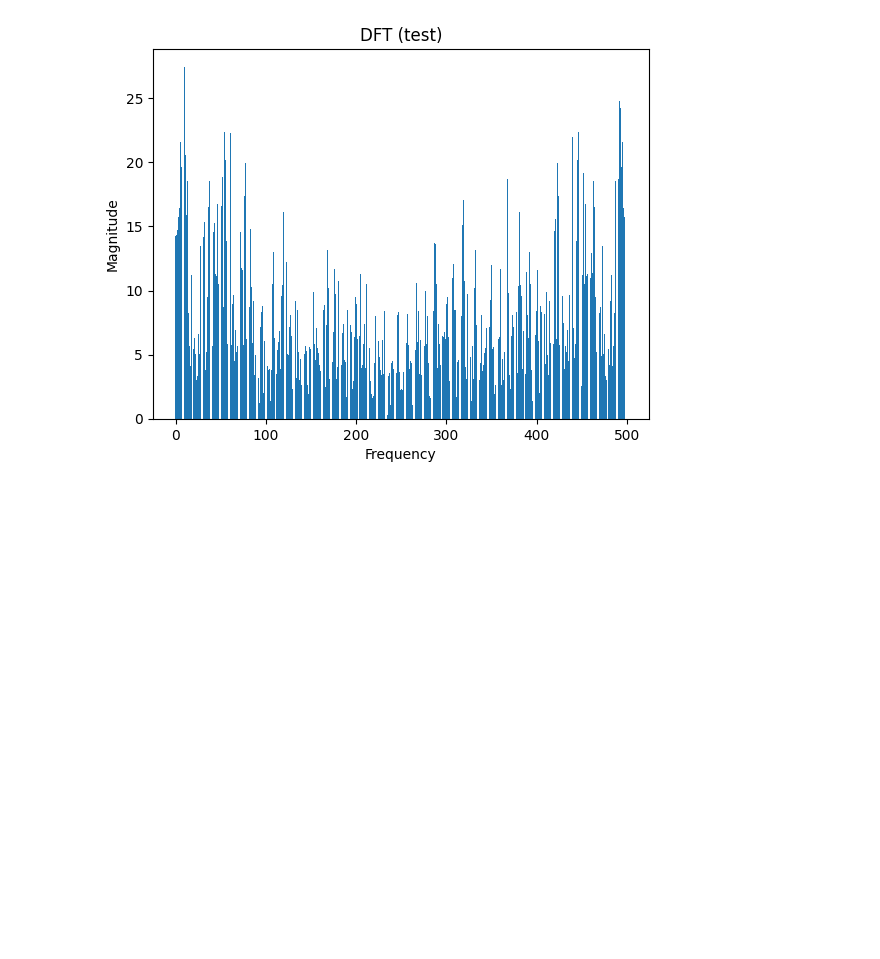
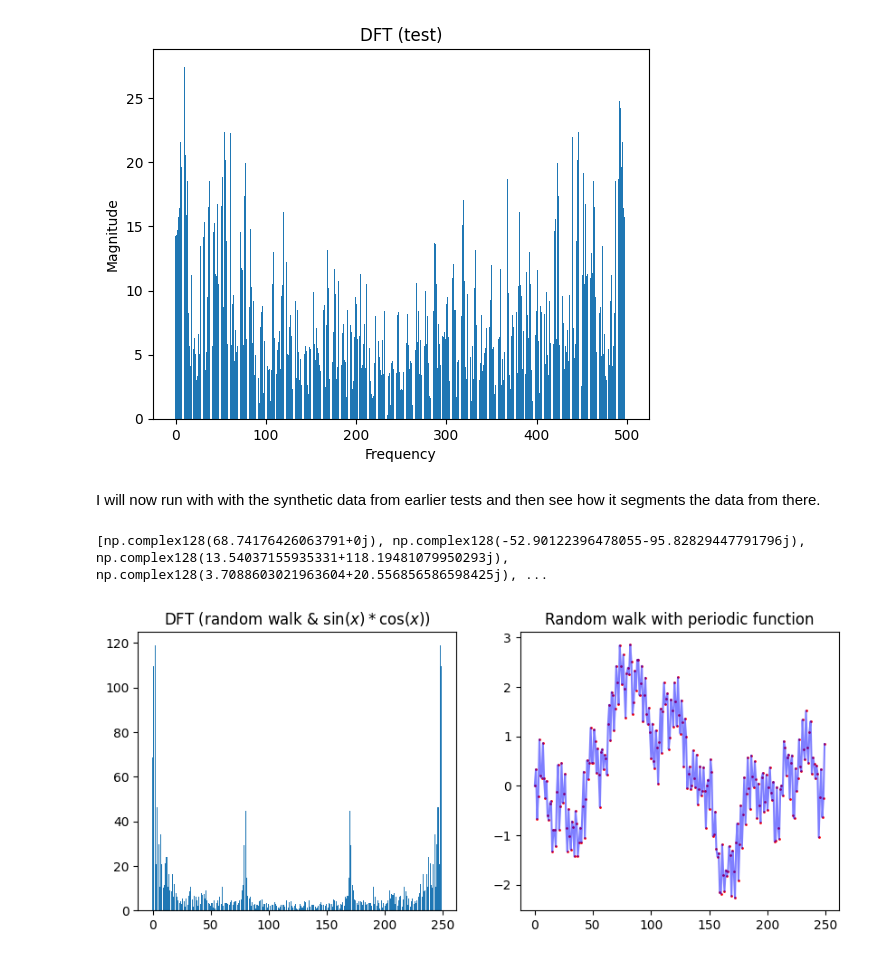
Before and after one commit to r-okotie179/projectTantalus, a Jupyter notebook: fourier_transforms.ipynb, the cells around one changed output. Cells and saved outputs as stored; diff of their text form; code cells hidden in the pictures; blank space fills up the shorter version.

Commit message:
applied DFT, need to apply IDFT afterwards and understand the complex part of this

```diff
--- a/fourier_transforms.ipynb
+++ b/fourier_transforms.ipynb
@@ -39,6 +39,7 @@ def sum(x_array, k):
   return X_k
 
 def dft(x):
+  x = np.array(x)
   k = len(x)
   freq_list = []
   for k in range(len(x)):
@@ -57,3 +58,39 @@ plt.title("DFT (test)")
 plt.show()
 # %% [output]
 [figure]
+# %% [markdown]
+I will now run with with the synthetic data from earlier tests and then see how it segments the data from there.
+# %%
+n = np.arange(0,250)
+fx = []
+count =0
+randwalk = [0]
+mixed = []
+for i in range(max(n)+1):
+  f = np.sin(i) * np.cos(i)
+  fx.append(f)
+  if i>0:
+    count = randwalk[i-1]
+    count += np.random.uniform(-.51, .51)
+    randwalk.append(count)
+  mixed.append((f + count))
+
+dft_mixed = dft(mixed)
+print(dft_mixed)
+
+## plot setup
+fig, (ax1, ax2) = plt.subplots(1,2,figsize=(10,4))
+
+ax1.bar(n, np.abs(dft_mixed))
+#ax1.xlabel("Frequency")
+#ax1.ylabel("Magnitude")
+ax1.set_title(r"DFT (random walk & $\sin(x) * \cos(x)$)")
+
+ax2.plot(n, mixed, color='b', alpha=0.5)
+ax2.scatter(n, mixed, s=1, color='r')
+ax2.set_title("Random walk with periodic function")
+
+plt.show()
+# %% [output]
+[np.complex128(68.74176426063791+0j), np.complex128(-52.90122396478055-95.82829447791796j), np.complex128(13.54037155935331+118.19481079950293j), np.complex128(3.7088603021963604+20.556856586598425j), ...
+[figure, added]
```
Also changed, not shown: parts of 1 cell of this notebook.
